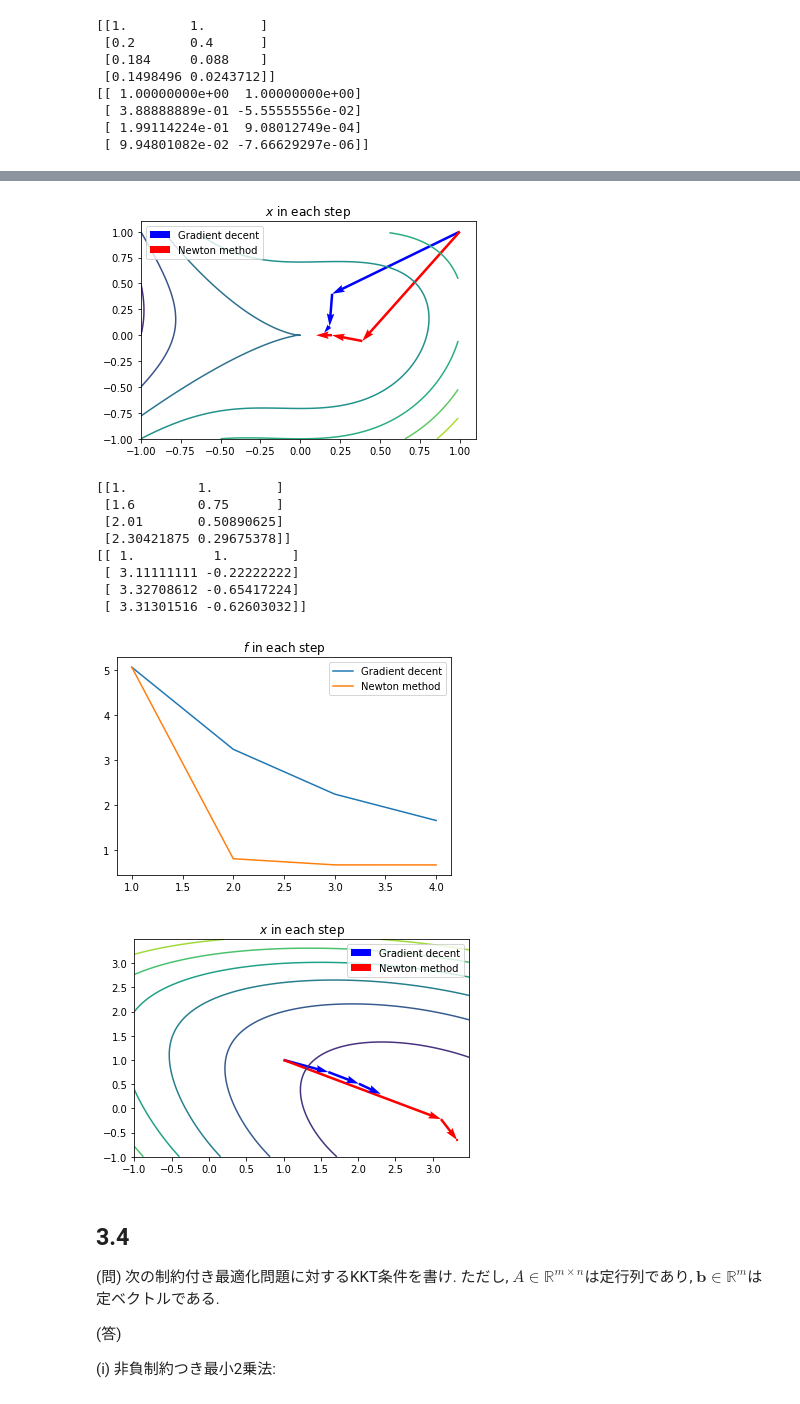
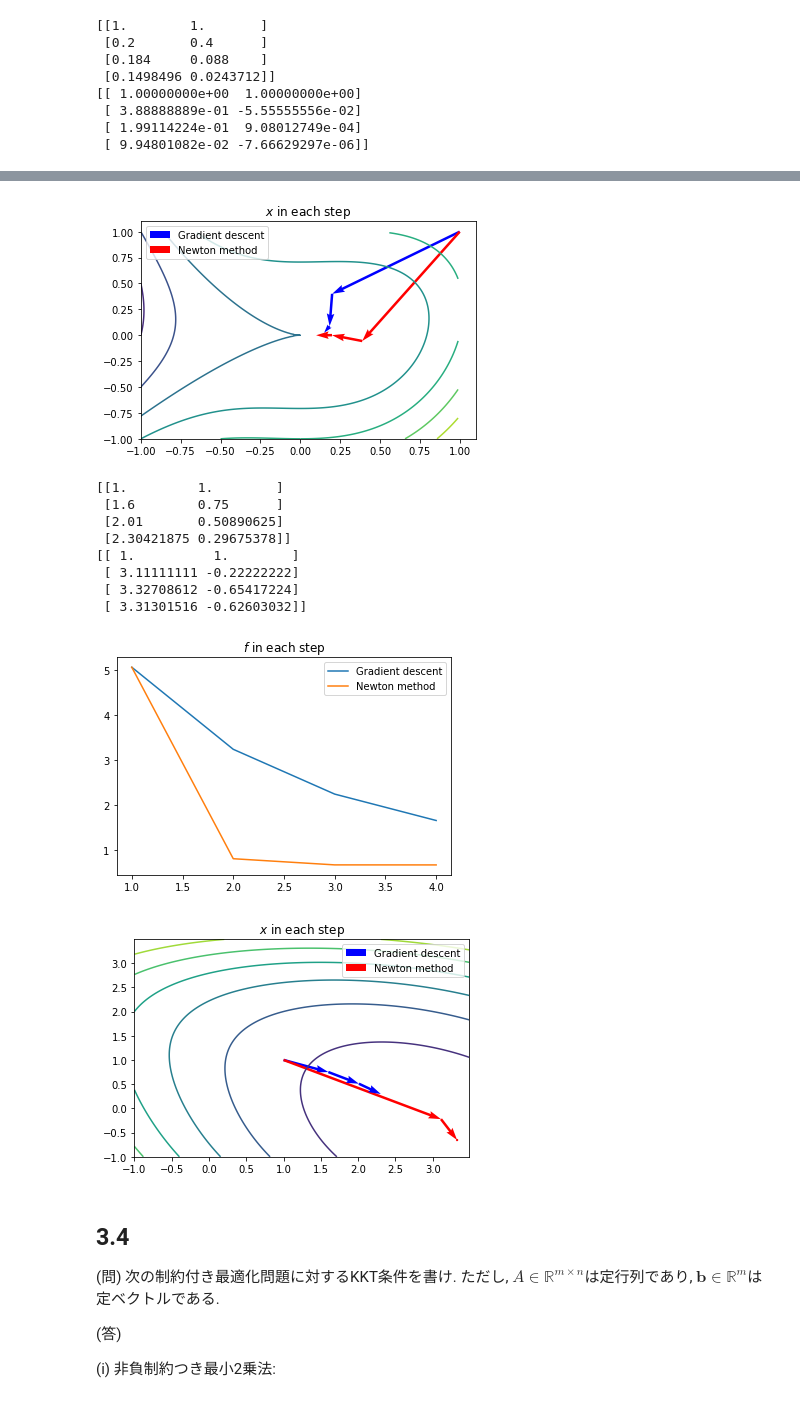
Before and after one commit to CSReading/Optimization, a Jupyter notebook: problems/chapter3/mshibatatt.ipynb, the cells around one changed output, grey strips where cells are left out. Saved outputs shown, nothing was run; the diff lists cells and outputs as text; code cells hidden in the pictures.

```diff
--- a/problems/chapter3/mshibatatt.ipynb
+++ b/problems/chapter3/mshibatatt.ipynb
@@ -81,7 +81,7 @@ x_{1} + \frac{1}{4}x_{2}^{3} + 2(x_{2} - 1)
 1 & \frac{3}{4}x_{2}^{2} + 2
 \end{matrix}\right] $$
 # %%
-def gradient_decent(f, var, x_init, alpha, step = 100, epsilon = 0, keep_history = False):
+def gradient_descent(f, var, x_init, alpha, step = 100, epsilon = 0, keep_history = False):
     """
     Gradient decent method
     return: np.ndarray if keep_history, it has trajectory
@@ -169,7 +169,7 @@ STEP = 3
 x1, x2 = symbols('x1 x2')
 x = Matrix([x1, x2])
 f =  2 * x1**3 - x1**2 * x2 + 2 * x2**2
-history_gd = gradient_decent(f, x, x_init=np.array([1., 1.]), alpha = 0.2, step = STEP, keep_history=True)
+history_gd = gradient_descent(f, x, x_init=np.array([1., 1.]), alpha = 0.2, step = STEP, keep_history=True)
 print(history_gd)
 history_nm = newton_method(f, x, x_init=np.array([1., 1.]), alpha = 1., step = STEP, keep_history=True)
 print(history_nm)
@@ -201,18 +201,18 @@ for i in range(len(history_nm)-1):
     plt.quiver(*history_nm[i], *(history_nm[i+1] - history_nm[i]),
                angles = 'xy', scale_units='xy', scale=1, color='red', label='Newton method')
 plt.contour(x1, x2, f)
-plt.legend(labels=['Gradient decent', 'Newton method'])
+plt.legend(labels=['Gradient descent', 'Newton method'])
 plt.title('$x$ in each step')
 plt.show()
 # %% [output]
-[figure, old version]
+[figure, new version]
 # %%
 # (ii)
 STEP = 3
 x1, x2 = symbols('x1 x2')
 x = Matrix([x1, x2])
 f =  (x1 - 3)**2 + x1 * x2 + 1/16*x2**4 + (x2 - 1)**2
-history_gd = gradient_decent(f, x, x_init=np.array([1., 1.]), alpha = 0.2, step = STEP, keep_history=True)
+history_gd = gradient_descent(f, x, x_init=np.array([1., 1.]), alpha = 0.2, step = STEP, keep_history=True)
 print(history_gd)
 history_nm = newton_method(f, x, x_init=np.array([1., 1.]), alpha = 1., step = STEP, keep_history=True)
 print(history_nm)
@@ -228,27 +228,27 @@ print(history_nm)
 # %%
 sns.lineplot(x = np.arange(len(history_gd)) + 1, y = track_obj(f, x, history_gd))
 sns.lineplot(x = np.arange(len(history_nm)) + 1, y = track_obj(f, x, history_nm))
-plt.legend(labels=['Gradient decent', 'Newton method'])
+plt.legend(labels=['Gradient descent', 'Newton method'])
 plt.title('$f$ in each step')
 plt.show()
 # %% [output]
-[figure, old version]
+[figure, new version]
 # %%
 x1 = np.arange(-1, 3.5, 0.01)
 x2 = np.arange(-1, 3.5, 0.01)
 x1, x2 = np.meshgrid(x1, x2)
 f = (x1 - 3)**2 + x1 * x2 + 1/16*x2**4 + (x2 - 1)**2
 for i in range(len(history_nm)-1):
     plt.quiver(*history_gd[i], *(history_gd[i+1] - history_gd[i]),
                angles = 'xy', scale_units='xy', scale=1, color='blue', label='Gradient decent')
     plt.quiver(*history_nm[i], *(history_nm[i+1] - history_nm[i]),
                angles = 'xy', scale_units='xy', scale=1, color='red', label='Newton method')
 plt.contour(x1, x2, f)
-plt.legend(labels=['Gradient decent', 'Newton method'])
+plt.legend(labels=['Gradient descent', 'Newton method'])
 plt.title('$x$ in each step')
 plt.show()
 # %% [output]
-[figure, old version]
+[figure, new version]
 # %% [markdown]
 ## 3.4
 (問) 次の制約付き最適化問題に対するKKT条件を書け. ただし, $A\in \mathbb{R}^{m \times n}$は定行列であり, $\bm{b}\in\mathbb{R}^{m}$は定ベクトルである.
```
Also changed, not shown: parts of 4 cells of this notebook.
